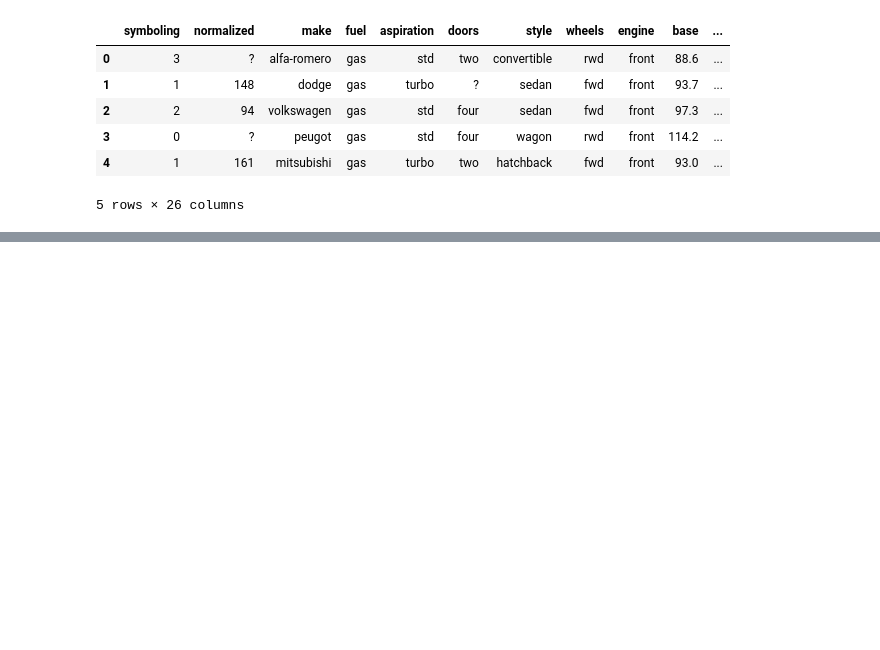
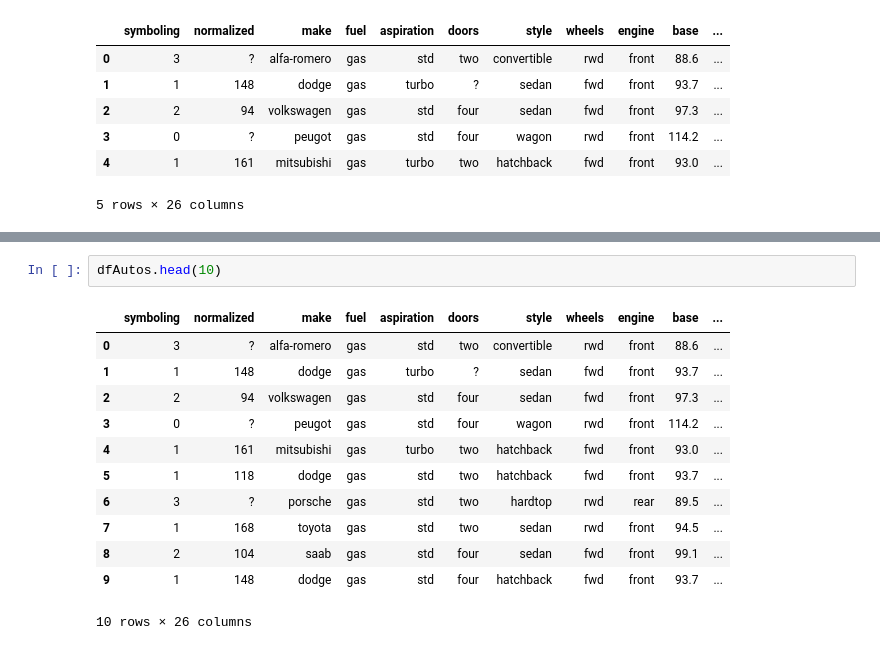
Before and after one commit to karina-salazar12/Analisis-Datos, a Jupyter notebook: EDA_CARROS.ipynb, the cells around one changed output, grey strips where cells are left out. Saved outputs shown, nothing was run; the diff lists cells and outputs as text; blank space fills up the shorter version.

```diff
--- a/EDA_CARROS.ipynb
+++ b/EDA_CARROS.ipynb
@@ -230,0 +243,15 @@ dfAutos.head(5)
+# %%
+dfAutos.head(10)
+# %% [output]
+|  | symboling | normalized | make | fuel | aspiration | doors | style | wheels | engine | base | ... |
+| 0 | 3 | ? | alfa-romero | gas | std | two | convertible | rwd | front | 88.6 | ... |
+| 1 | 1 | 148 | dodge | gas | turbo | ? | sedan | fwd | front | 93.7 | ... |
+| 2 | 2 | 94 | volkswagen | gas | std | four | sedan | fwd | front | 97.3 | ... |
+| 3 | 0 | ? | peugot | gas | std | four | wagon | rwd | front | 114.2 | ... |
+| 4 | 1 | 161 | mitsubishi | gas | turbo | two | hatchback | fwd | front | 93.0 | ... |
+| 5 | 1 | 118 | dodge | gas | std | two | hatchback | fwd | front | 93.7 | ... |
+| 6 | 3 | ? | porsche | gas | std | two | hardtop | rwd | rear | 89.5 | ... |
+| 7 | 1 | 168 | toyota | gas | std | two | sedan | rwd | front | 94.5 | ... |
+| 8 | 2 | 104 | saab | gas | std | four | sedan | fwd | front | 99.1 | ... |
+| 9 | 1 | 148 | dodge | gas | std | four | hatchback | fwd | front | 93.7 | ... |
+10 rows × 26 columns
```
Also changed, not shown: parts of 17 cells of this notebook.
